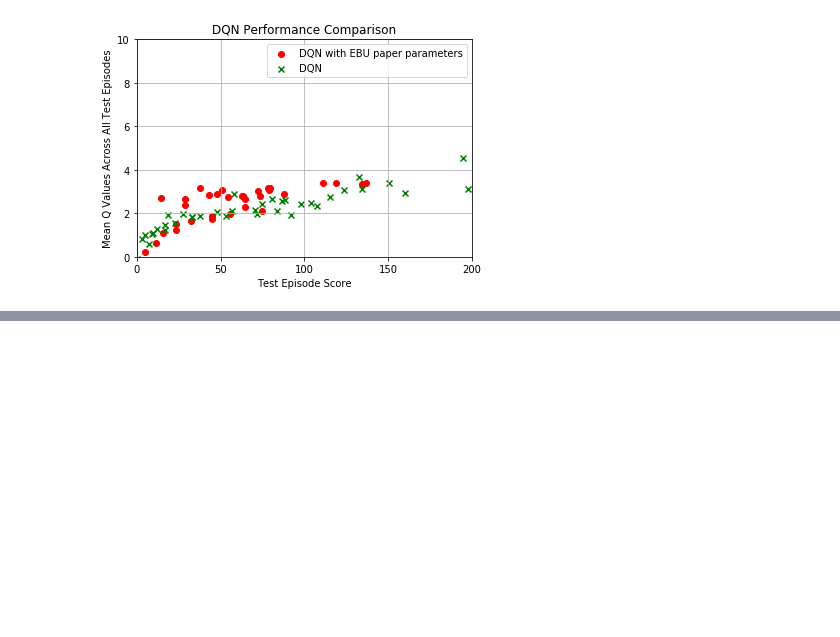
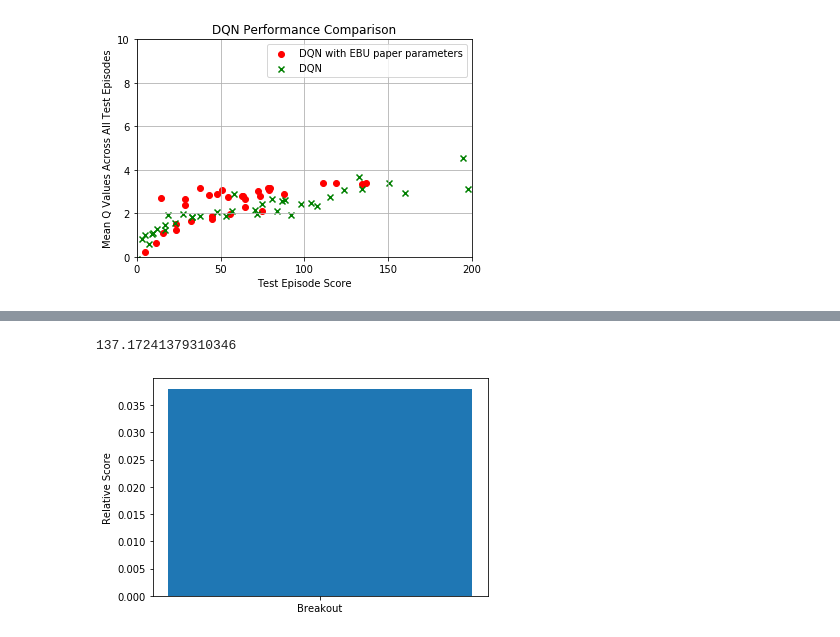
Before and after one commit to vedasunkara/EBUReproducibilityChallenge, a Jupyter notebook: graph4+5/graph.ipynb, the cells around one changed output, grey strips where cells are left out. Drawn from its saved outputs; the diff is of its cells as text; code cells hidden in the pictures; blank space fills up the shorter version.

```diff
--- a/graph4+5/graph.ipynb
+++ b/graph4+5/graph.ipynb
@@ -168,0 +172,13 @@ plt.show()
+# %%
+np.max(dqn_rewards)
+# %% [output]
+137.17241379310346
+# %%
+plt.bar(['Breakout'], [0.038], width=0.2)
+# plt.xticks(y_pos, objects)
+plt.ylabel('Relative Score')
+# plt.title('Programming language usage')
+
+plt.show()
+# %% [output]
+[figure, added]
```
Also changed, not shown: parts of 2 cells of this notebook, 5 other files.
